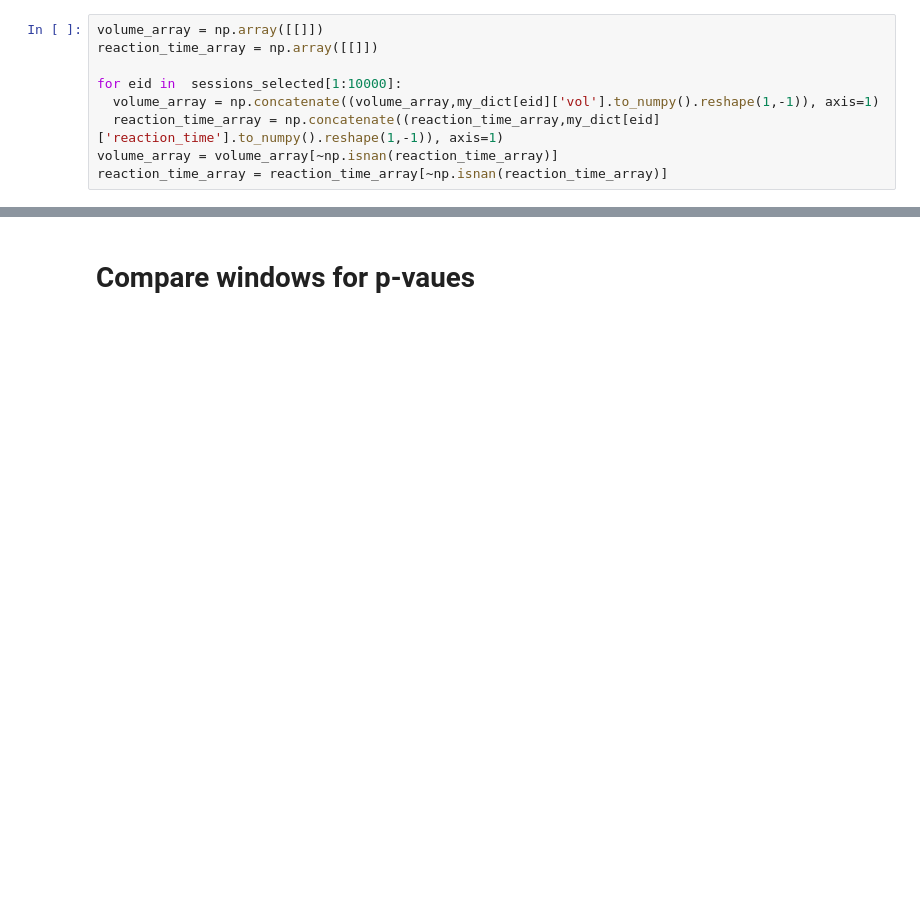
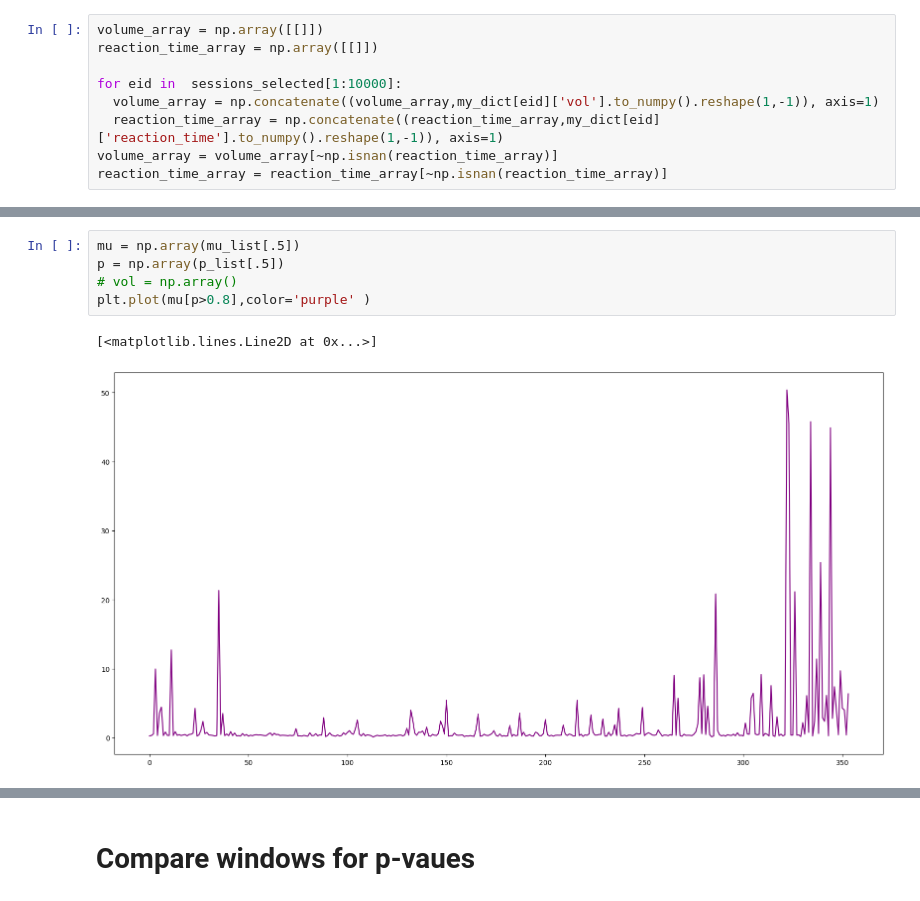
Before and after one commit to DanielMelo404/NMA_Project, a Jupyter notebook: Project_notebook copy.ipynb, the cells around one changed output, grey strips where cells are left out. Saved outputs shown, nothing was run; the diff lists cells and outputs as text; blank space fills up the shorter version.

```diff
--- a/Project_notebook copy.ipynb
+++ b/Project_notebook copy.ipynb
@@ -737,0 +768,8 @@ plt.plot(p_list[2], label='p-value (window=1)', color='orange')
+# %%
+mu = np.array(mu_list[.5])
+p = np.array(p_list[.5])
+# vol = np.array()
+plt.plot(mu[p>0.8],color='purple' )
+# %% [output]
+[<matplotlib.lines.Line2D at 0x...>]
+[figure, added]
```
Also changed, not shown: parts of 19 cells of this notebook, 2 other files.
